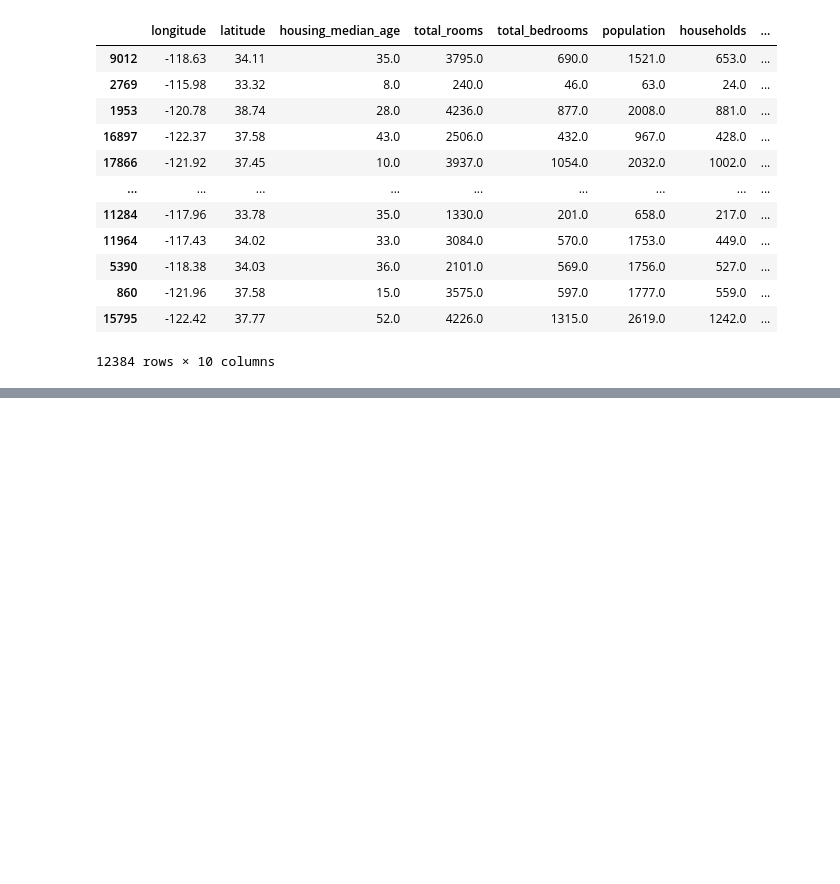
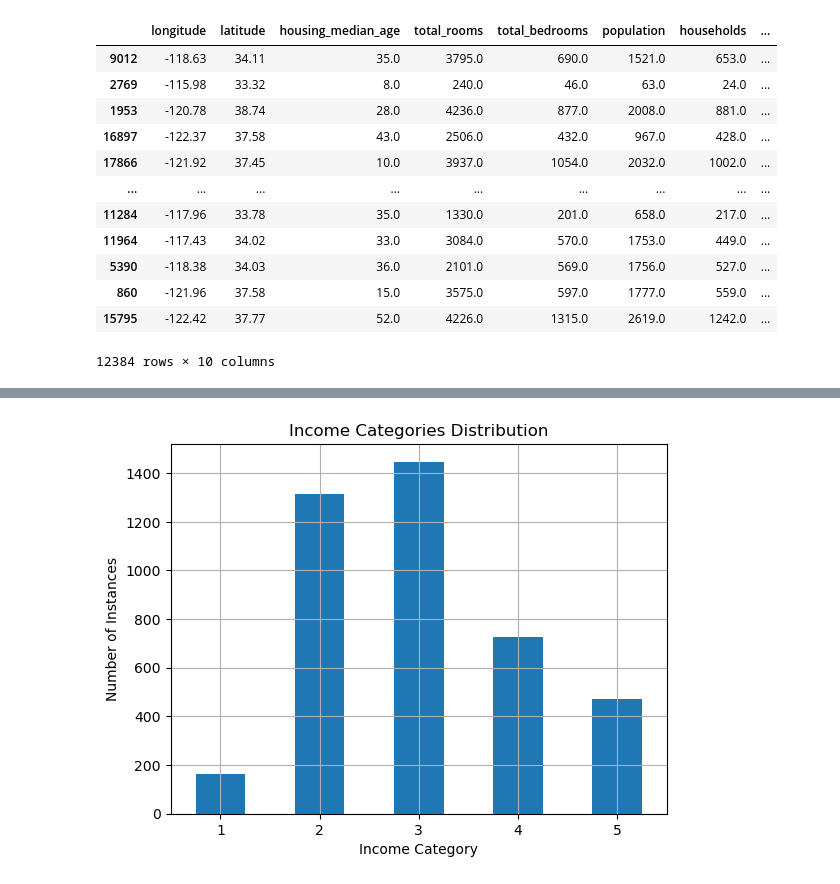
Before and after one commit to SankalpMakol016/ML-Projects, a Jupyter notebook: project1/main.ipynb, the cells around one changed output, grey strips where cells are left out. Saved outputs shown, nothing was run; the diff lists cells and outputs as text; code cells hidden in the pictures; blank space fills up the shorter version.

```diff
--- a/project1/main.ipynb
+++ b/project1/main.ipynb
@@ -108,0 +136,18 @@ train
+# %%
+from sklearn.model_selection import StratifiedShuffleSplit
+split = StratifiedShuffleSplit(n_splits=1,test_size=0.2,random_state=42)
+for train_index,test_index in split.split(df,df["income_cat"]):
+    #print(test_index)
+    #print(train_index)
+
+    test_set=df.loc[test_index].copy()
+    train_set=df.loc[train_index].copy()
+# %%
+import matplotlib.pyplot as plt
+test_set["income_cat"].value_counts().sort_index().plot.bar(rot=0, grid=True)
+plt.title("Income Categories Distribution")
+plt.xlabel("Income Category")
+plt.ylabel("Number of Instances")
+plt.show()
+# %% [output]
+[figure, added]
```
Also changed, not shown: parts of 10 cells of this notebook.
